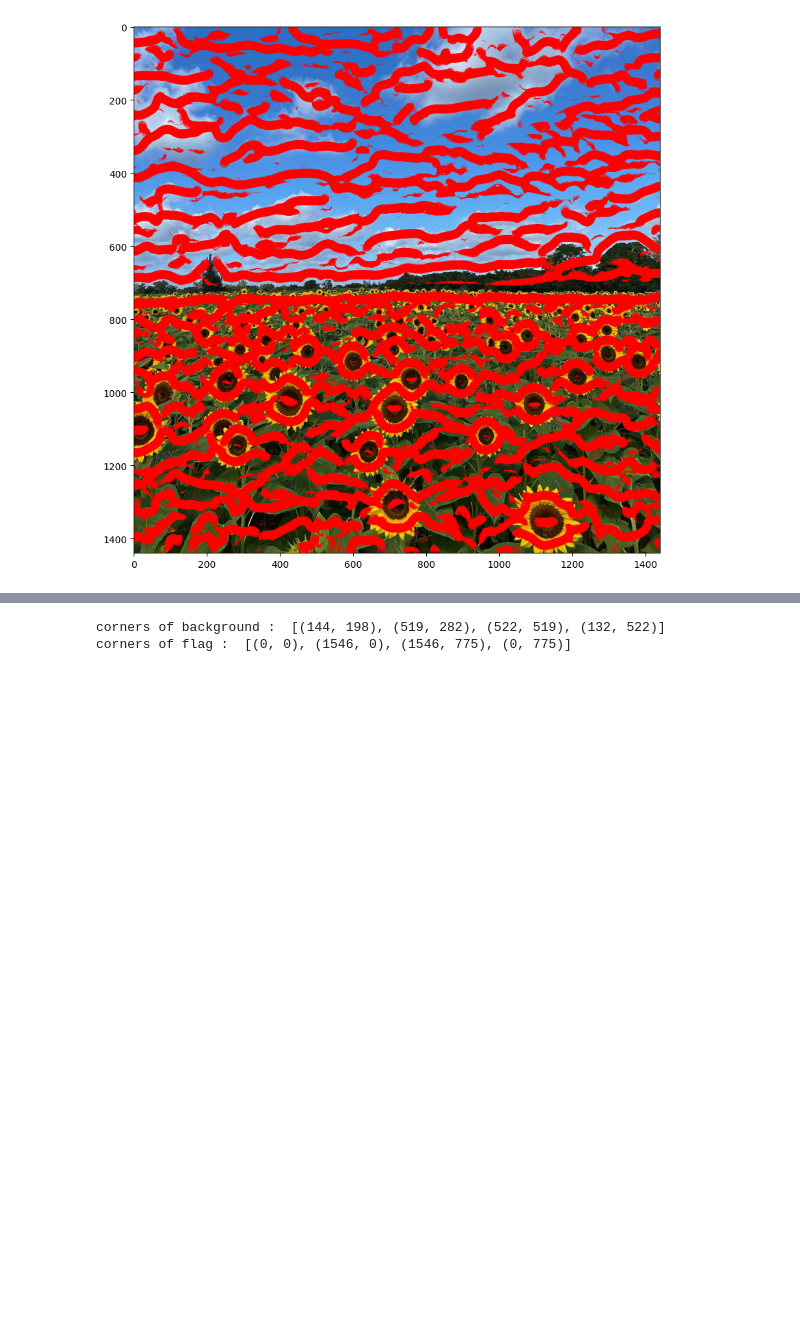
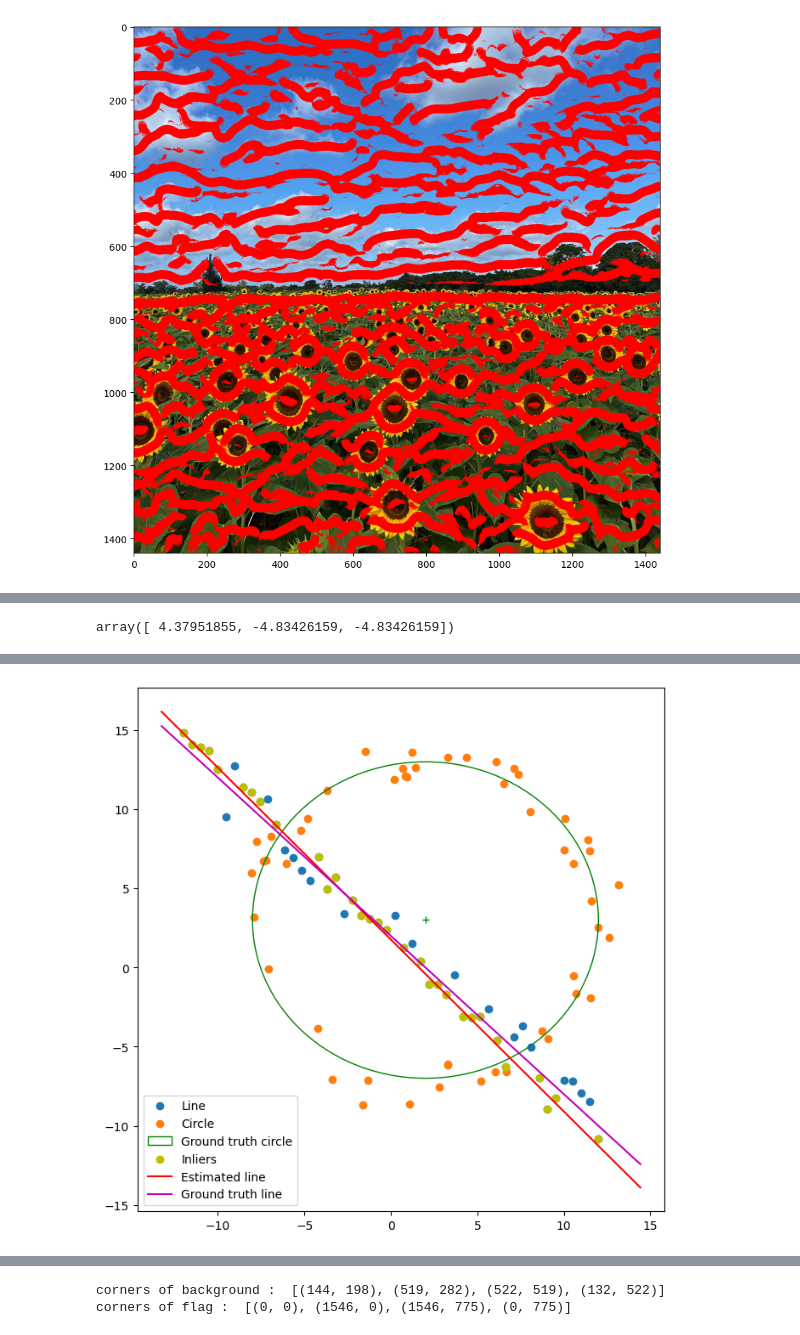
Before and after one commit to SadeepRathnayaka/EN3160-Image-Processing-and-Machine-Vision, a Jupyter notebook: Assignment 2/assignment2.ipynb, the cells around one changed output, grey strips where cells are left out. Saved outputs shown, nothing was run; the diff lists cells and outputs as text; code cells hidden in the pictures; blank space fills up the shorter version.

```diff
--- a/Assignment 2/assignment2.ipynb
+++ b/Assignment 2/assignment2.ipynb
@@ -48,0 +96,69 @@ plt.show()
+# %%
+X[[1,0,0],0]
+# %% [output]
+array([ 4.37951855, -4.83426159, -4.83426159])
+# %%
+X_copy = X
+
+def tls(abd, indexes):
+    a,b,d = abd[0], abd[1], abd[2]
+    return np.sum(np.square(a*X_copy[indexes,0] + b*X_copy[indexes,1] - d))
+
+def con_fun(abd) :
+    return abd[0]**2 + abd[1]**2 - 1  # abd values will be found considering this constrain function
+
+constrain = ({'type': 'eq', 'fun': con_fun})
+
+def count_inliers(abd, x, th) :
+    return (np.absolute(abd[0]*x[:,0] + abd[1]*x[:,1] - abd[2])) < th
+
+
+def ransac(X, iteration, th, th_inliers) :
+    #best_a, best_b, best_d = None, None, None  # Initialize with default values
+
+    n = X.shape[0]
+    best_error = np.inf
+    best_inliers = []
+    best_indexes = []
+
+    for i in range(iteration) :
+
+        indexes = np.random.choice(n, 2, replace=False)
+        abd = [1,0,0]  # initial guess for line parameters
+        result = minimize(fun=tls, args=indexes, x0 = abd, tol=1e-6,constraints=constrain, options={'disp': True})
+
+        inliers = count_inliers(result.x, X,th)
+        n_inliers = np.sum(inliers)
+
+        if n_inliers > th_inliers :
+            abd = result.x
+            result = minimize(fun=tls, args=indexes, x0= abd, tol=1e-6,constraints=constrain, options={'disp': True})
+
+            if result.fun < best_error :
+                best_error = result.fun
+                best_a, best_b, best_d = result.x
+                best_inliers = inliers    # inlierss of the best fitting line
+
+    return best_a, best_b, best_d, best_indexes, best_inliers
+
+best_a, best_b, best_d, best_indexes, best_inliers = ransac(X, 500, 0.6,0.3*X.shape[0])
+
+
+fig, ax = plt.subplots(1, 1, figsize=(8, 8))
+ax.scatter(X_line[:, 0], X_line[:, 1], label='Line')
+ax.scatter(X_circ[:, 0], X_circ[:, 1], label='Circle')
+circle_gt = plt.Circle((x0_gt, y0_gt), r, color='g', fill=False, label='Ground truth circle')
+ax.add_patch(circle_gt)
+ax.plot(x0_gt, y0_gt, '+', color='g')
+ax.scatter(X[best_inliers,0],X[best_inliers,1], color='y', label='Inliers')
+
+x_min, x_max = ax.get_xlim()
+x_ = np.array([x_min, x_max])
+y_ = m * x_ + b
+y_pred = (-best_a/best_b)*x_ + best_d/best_b
+
+plt.plot(x_, y_pred, color='r', label='Estimated line')
+plt.plot(x_, y_, color='m', label='Ground truth line')
+plt.legend()
+plt.show()
+# %% [output]
@@ -48,0 +182 @@ plt.show()
+[figure, added]
```
Also changed, not shown: parts of 4 cells of this notebook.
